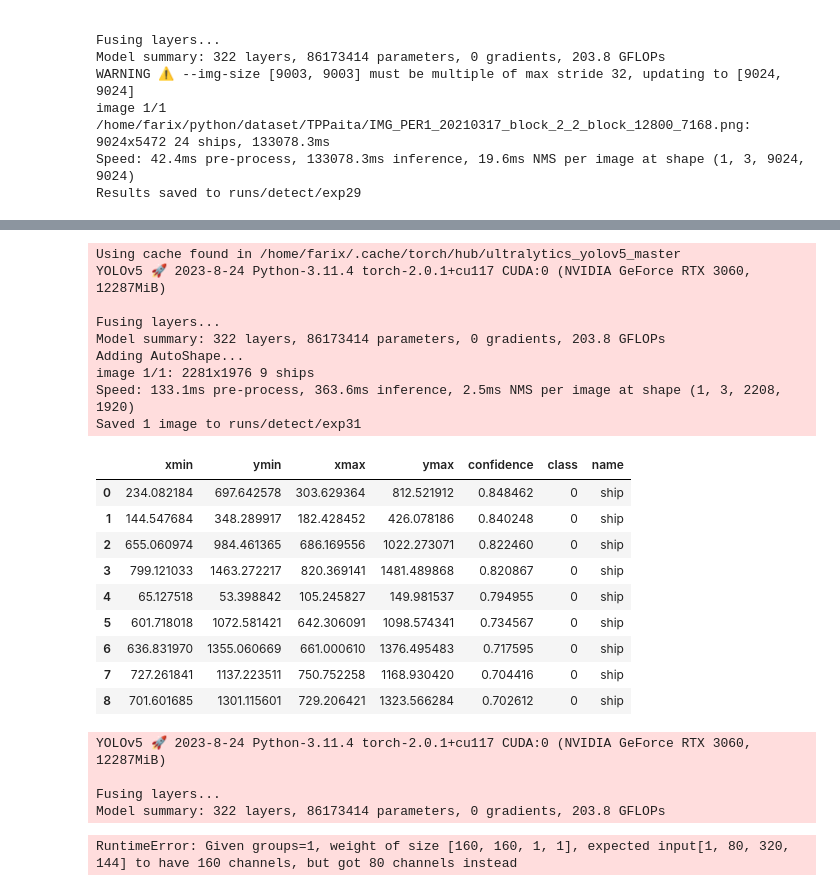
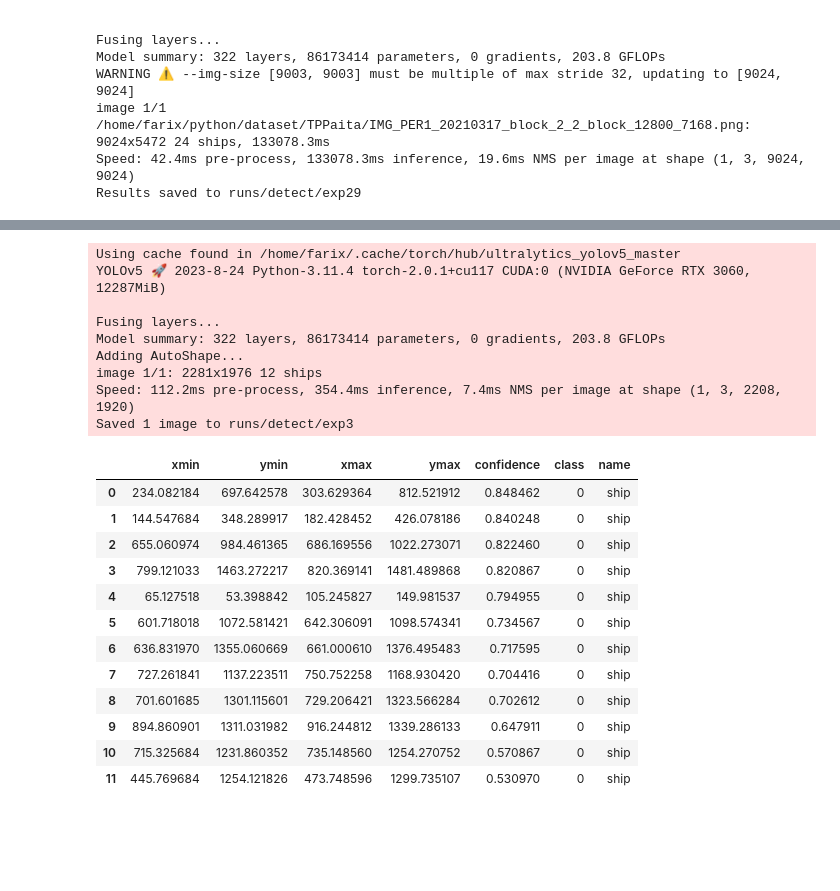
Before and after one commit to FarixRomero/deteccion-barcos-yolov5-perusat, a Jupyter notebook: modeloYolov5.ipynb, the cells around one changed output, grey strips where cells are left out. Cells and saved outputs as stored; diff of their text form; code cells hidden in the pictures; blank space fills up the shorter version.

Commit message:
yolov5

```diff
--- a/modeloYolov5.ipynb
+++ b/modeloYolov5.ipynb
@@ -72,93 +118,39 @@ model_path = "/home/farix/python/yolov5/runs/train/exp10/weights/best.pt"
 
 # Model
 model = torch.hub.load('ultralytics/yolov5', 'custom', model_path)
-model.conf = 0.7  # NMS confidence threshold
+model.conf = 0.5  # NMS confidence threshold
 
 im1 = Image.open('/home/farix/python/yolov5/block_1_1.png')  # PIL image
 
 # Inference
 results = model([im1], size=2200) # batch of images
 
 # Results
 results.print()
 results.save()  # or .show()
 
 results.xyxy[0]  # im1 predictions (tensor)
 results.pandas().xyxy[0]  # im1 predictions (pandas)
-#      xmin    ymin    xmax   ymax  confidence  class    name
-# 0  749.50   43.50  1148.0  704.5    0.874023      0  person
-# 1  433.50  433.50   517.5  714.5    0.687988     27     tie
-# 2  114.75  195.75  1095.0  708.0    0.624512      0  person
-# 3  986.00  304.00  1028.0  420.0    0.286865     27     tie
 # %% [output]
 Using cache found in /home/farix/.cache/torch/hub/ultralytics_yolov5_master
 YOLOv5 🚀 2023-8-24 Python-3.11.4 torch-2.0.1+cu117 CUDA:0 (NVIDIA GeForce RTX 3060, 12287MiB)
 
 Fusing layers...
 Model summary: 322 layers, 86173414 parameters, 0 gradients, 203.8 GFLOPs
 Adding AutoShape...
-image 1/1: 2281x1976 9 ships
-Speed: 133.1ms pre-process, 363.6ms inference, 2.5ms NMS per image at shape (1, 3, 2208, 1920)
-Saved 1 image to runs/detect/exp31
+image 1/1: 2281x1976 12 ships
+Speed: 112.2ms pre-process, 354.4ms inference, 7.4ms NMS per image at shape (1, 3, 2208, 1920)
+Saved 1 image to runs/detect/exp3
 |  | xmin | ymin | xmax | ymax | confidence | class | name |
 | 0 | 234.082184 | 697.642578 | 303.629364 | 812.521912 | 0.848462 | 0 | ship |
 | 1 | 144.547684 | 348.289917 | 182.428452 | 426.078186 | 0.840248 | 0 | ship |
 | 2 | 655.060974 | 984.461365 | 686.169556 | 1022.273071 | 0.822460 | 0 | ship |
 | 3 | 799.121033 | 1463.272217 | 820.369141 | 1481.489868 | 0.820867 | 0 | ship |
 | 4 | 65.127518 | 53.398842 | 105.245827 | 149.981537 | 0.794955 | 0 | ship |
 | 5 | 601.718018 | 1072.581421 | 642.306091 | 1098.574341 | 0.734567 | 0 | ship |
 | 6 | 636.831970 | 1355.060669 | 661.000610 | 1376.495483 | 0.717595 | 0 | ship |
 | 7 | 727.261841 | 1137.223511 | 750.752258 | 1168.930420 | 0.704416 | 0 | ship |
 | 8 | 701.601685 | 1301.115601 | 729.206421 | 1323.566284 | 0.702612 | 0 | ship |
+| 9 | 894.860901 | 1311.031982 | 916.244812 | 1339.286133 | 0.647911 | 0 | ship |
+| 10 | 715.325684 | 1231.860352 | 735.148560 | 1254.270752 | 0.570867 | 0 | ship |
+| 11 | 445.769684 | 1254.121826 | 473.748596 | 1299.735107 | 0.530970 | 0 | ship |
-# %%
-import torch
-from models.experimental import attempt_load
-from utils.dataloaders import LoadImages
-from utils.general import check_img_size, non_max_suppression
-from utils.torch_utils import select_device
-
-# Rutas de los archivos
-model_path = "/home/farix/python/yolov5/runs/train/exp10/weights/best.pt"
-image_path = "/home/farix/python/yolov5/block_1_1.png"
-
-# Cargar el modelo YOLOv5
-device = select_device('0')  # Establecer el dispositivo de GPU (cambia '0' según tu GPU)
-model = attempt_load(model_path)
-model.to(device)  # Mover el modelo a la GPU
-
-# Clase "ship" con índice 0
-class_index = 0
-
-# Establecer el tamaño de imagen
-img_size = check_img_size(640, s=model.stride.max())
-
-# Cargar la imagen
-dataset = LoadImages(image_path, img_size=img_size)
-
-# Contador para el número total de barcos en la imagen
-total_ships = 0
-
-# Hacer inferencia en la imagen
-for path, img, im0, _, _ in dataset:
-    img = torch.from_numpy(img).to(device)
-    img = img / 255.0  # Normalizar la imagen
-
-    # Obtener predicciones
-    with torch.no_grad():
-        pred = model(img, augment=False)[0]
-
-    # Aplicar supresión de no máximos para eliminar detecciones duplicadas
-    pred = non_max_suppression(pred, conf_thres=0.25, iou_thres=0.45, classes=class_index)
-
-    # Contar el número de detecciones de la clase "ship"
-    count_ships = len(pred[0]) if pred and len(pred[0]) > 0 else 0
-
-    total_ships += count_ships
-
-print(f"Total de barcos en la imagen: {total_ships} instancias")
-# %% [output]
-YOLOv5 🚀 2023-8-24 Python-3.11.4 torch-2.0.1+cu117 CUDA:0 (NVIDIA GeForce RTX 3060, 12287MiB)
-
-Fusing layers...
-Model summary: 322 layers, 86173414 parameters, 0 gradients, 203.8 GFLOPs
-RuntimeError: Given groups=1, weight of size [160, 160, 1, 1], expected input[1, 80, 320, 144] to have 160 channels, but got 80 channels instead
```
Also changed, not shown: parts of 5 cells of this notebook.
